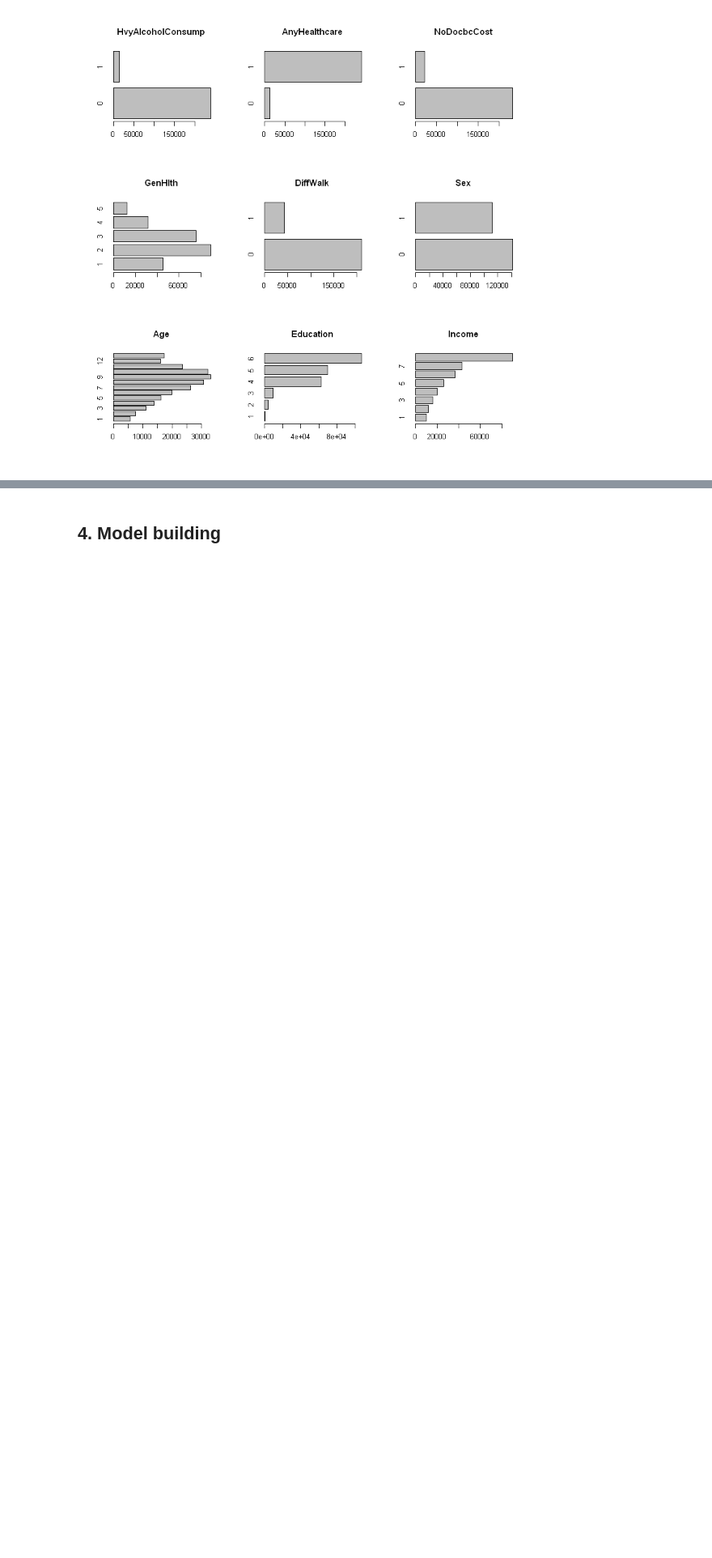
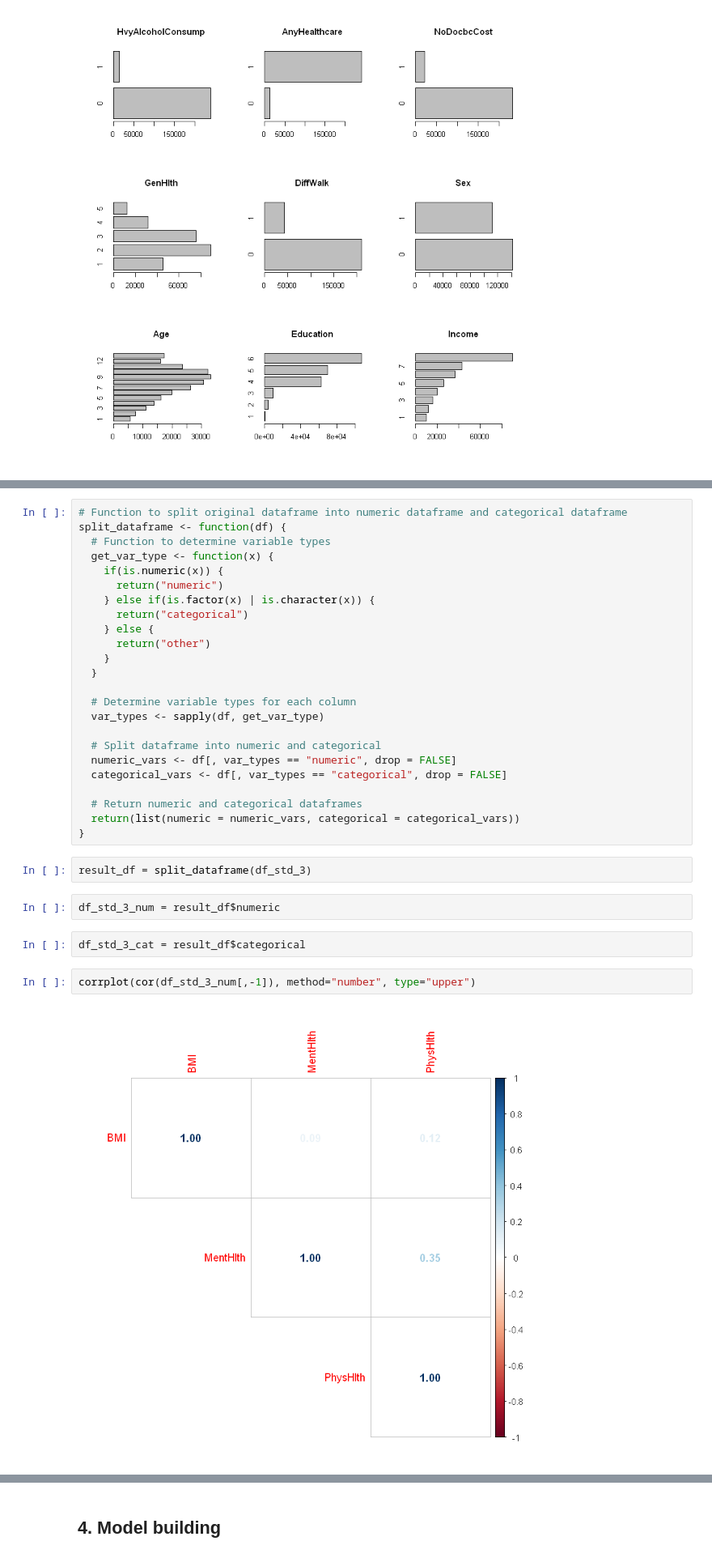
Before and after one commit to DucTrung1802/DS, a Jupyter notebook: GLM_Report/diabetes_analysis.ipynb, the cells around one changed output, grey strips where cells are left out. Shown at 81% size. Saved outputs shown, nothing was run; the diff lists cells and outputs as text; blank space fills up the shorter version.

Commit message:
CHECKPOINT: GLM Report - 12
- need to update to R 4.3.2
- working on correlation between variables

```diff
--- a/GLM_Report/diabetes_analysis.ipynb
+++ b/GLM_Report/diabetes_analysis.ipynb
@@ -568,0 +593,34 @@ barplot(table(df$Income), horiz=T, main="Income")
+# %%
+# Function to split original dataframe into numeric dataframe and categorical dataframe
+split_dataframe <- function(df) {
+  # Function to determine variable types
+  get_var_type <- function(x) {
+    if(is.numeric(x)) {
+      return("numeric")
+    } else if(is.factor(x) | is.character(x)) {
+      return("categorical")
+    } else {
+      return("other")
+    }
+  }
+
+  # Determine variable types for each column
+  var_types <- sapply(df, get_var_type)
+
+  # Split dataframe into numeric and categorical
+  numeric_vars <- df[, var_types == "numeric", drop = FALSE]
+  categorical_vars <- df[, var_types == "categorical", drop = FALSE]
+
+  # Return numeric and categorical dataframes
+  return(list(numeric = numeric_vars, categorical = categorical_vars))
+}
+# %%
+result_df = split_dataframe(df_std_3)
+# %%
+df_std_3_num = result_df$numeric
+# %%
+df_std_3_cat = result_df$categorical
+# %%
+corrplot(cor(df_std_3_num[,-1]), method="number", type="upper")
+# %% [output]
+[figure, added]
```
Also changed, not shown: parts of 10 cells of this notebook.
